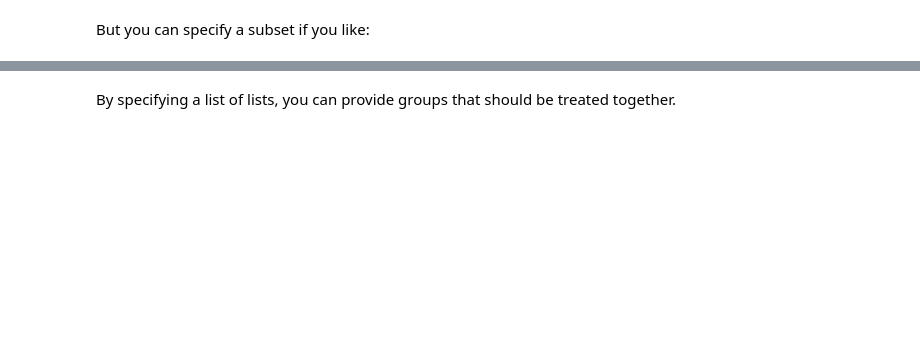
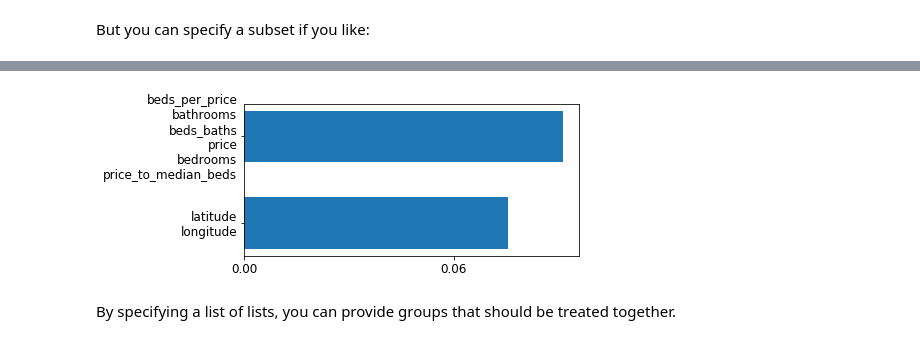
Before and after one commit to parrt/random-forest-importances, a Jupyter notebook: notebooks/rfpimp-collinear.ipynb, the cells around one changed output, grey strips where cells are left out. Saved outputs shown, nothing was run; the diff lists cells and outputs as text; code cells hidden in the pictures; blank space fills up the shorter version.

```diff
--- a/notebooks/rfpimp-collinear.ipynb
+++ b/notebooks/rfpimp-collinear.ipynb
@@ -84,3 +70,9 @@ plot_importances(I, save='/Users/parrt/github/random-forest-importances/article/
+# %%
+I = importances(rf, X_test, y_test, features=[['latitude','longitude']])
+plot_importances(I, scalefig=(1,0.7),
+                 save='/Users/parrt/github/random-forest-importances/article/images/latlong_imp.svg')
+# %% [output]
+[figure, added]
 # %% [markdown]
 By specifying a list of lists, you can provide groups that should be treated together.
 # %%
```
Also changed, not shown: parts of 5 cells of this notebook, 6 other files.
